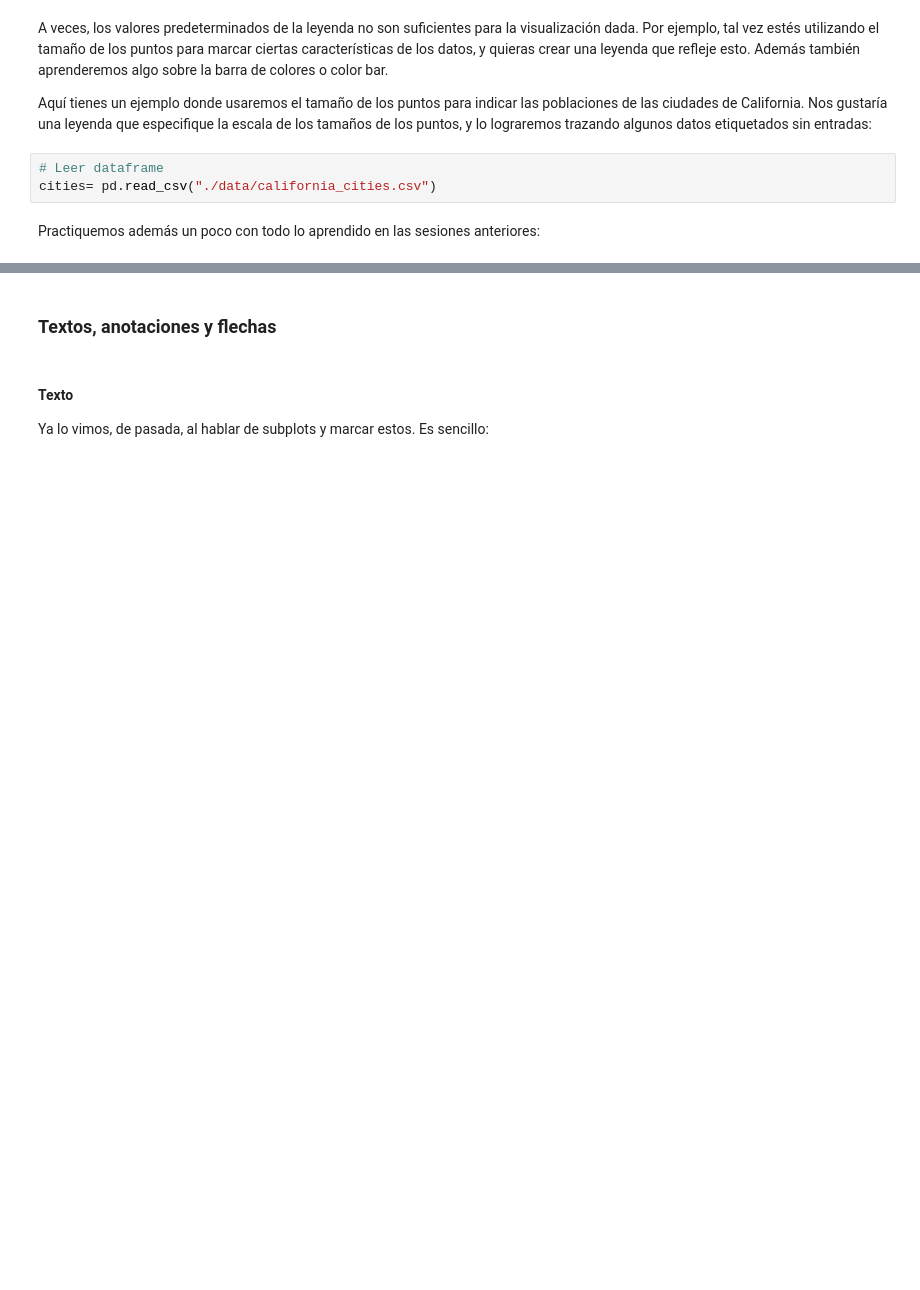
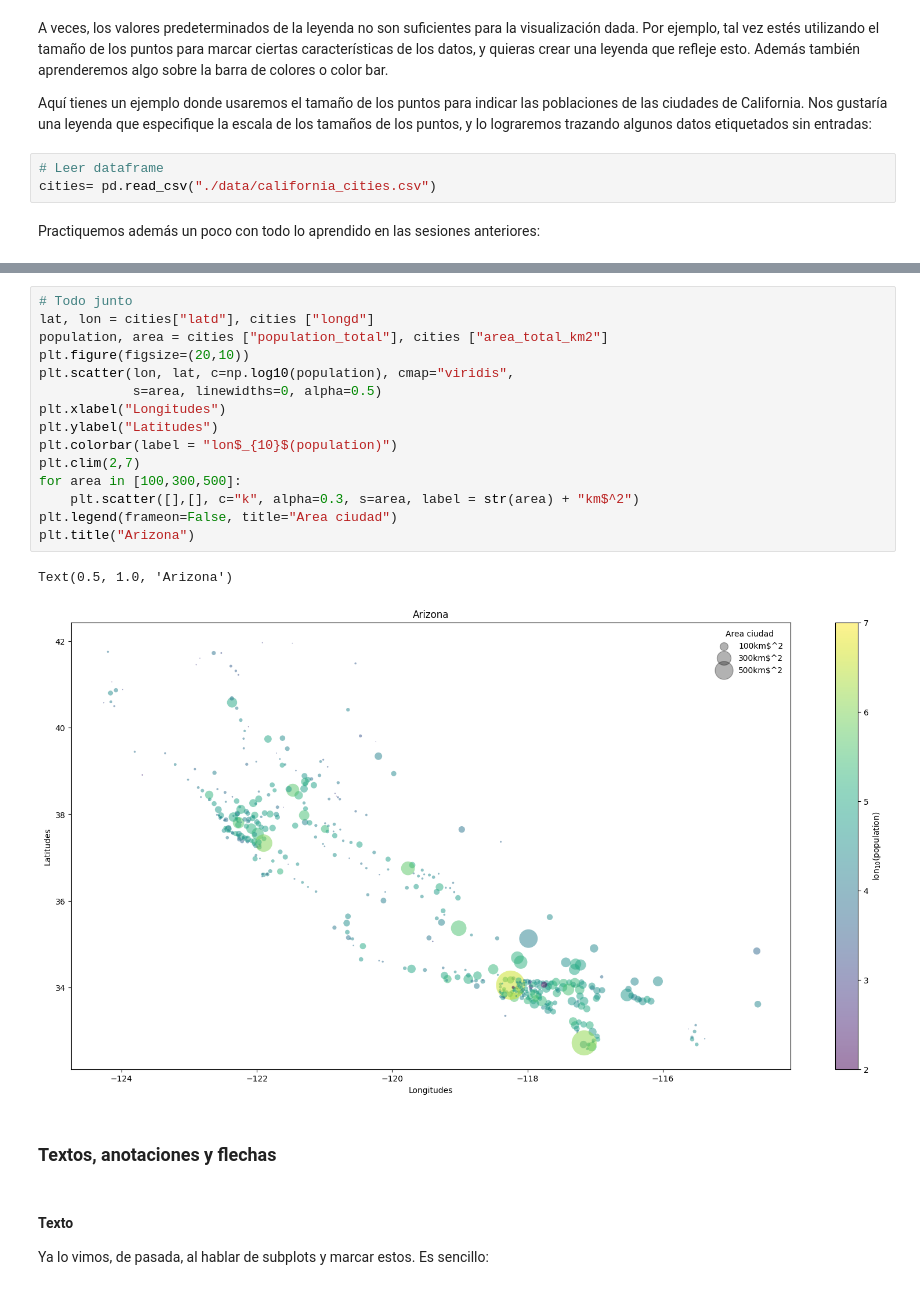
Before and after one commit to Cmonzon-94/ONLINE_DS_THEBRIDGE_Cmonzon, a Jupyter notebook: 03_Analisis_de_Datos/Sprint_08/Unidad_01_Visualizacion_Basica/07_Elementos_de_Apoyo.ipynb, the cells around one changed output, grey strips where cells are left out. Cells and saved outputs as stored; diff of their text form; blank space fills up the shorter version.

```diff
--- a/03_Analisis_de_Datos/Sprint_08/Unidad_01_Visualizacion_Basica/07_Elementos_de_Apoyo.ipynb
+++ b/03_Analisis_de_Datos/Sprint_08/Unidad_01_Visualizacion_Basica/07_Elementos_de_Apoyo.ipynb
@@ -84,3 +93,21 @@ ax.legend();
+# %%
+# Todo junto
+lat, lon = cities["latd"], cities ["longd"]
+population, area = cities ["population_total"], cities ["area_total_km2"]
+plt.figure(figsize=(20,10))
+plt.scatter(lon, lat, c=np.log10(population), cmap="viridis",
+            s=area, linewidths=0, alpha=0.5)
+plt.xlabel("Longitudes")
+plt.ylabel("Latitudes")
+plt.colorbar(label = "lon$_{10}$(population)")
+plt.clim(2,7)
+for area in [100,300,500]:
+    plt.scatter([],[], c="k", alpha=0.3, s=area, label = str(area) + "km$^2")
+plt.legend(frameon=False, title="Area ciudad")
+plt.title("Arizona")
+# %% [output]
+Text(0.5, 1.0, 'Arizona')
+[figure, added]
 # %% [markdown]
 ### Textos, anotaciones y flechas
 # %% [markdown]
```
Also changed, not shown: parts of 10 cells of this notebook, 1 other file.
